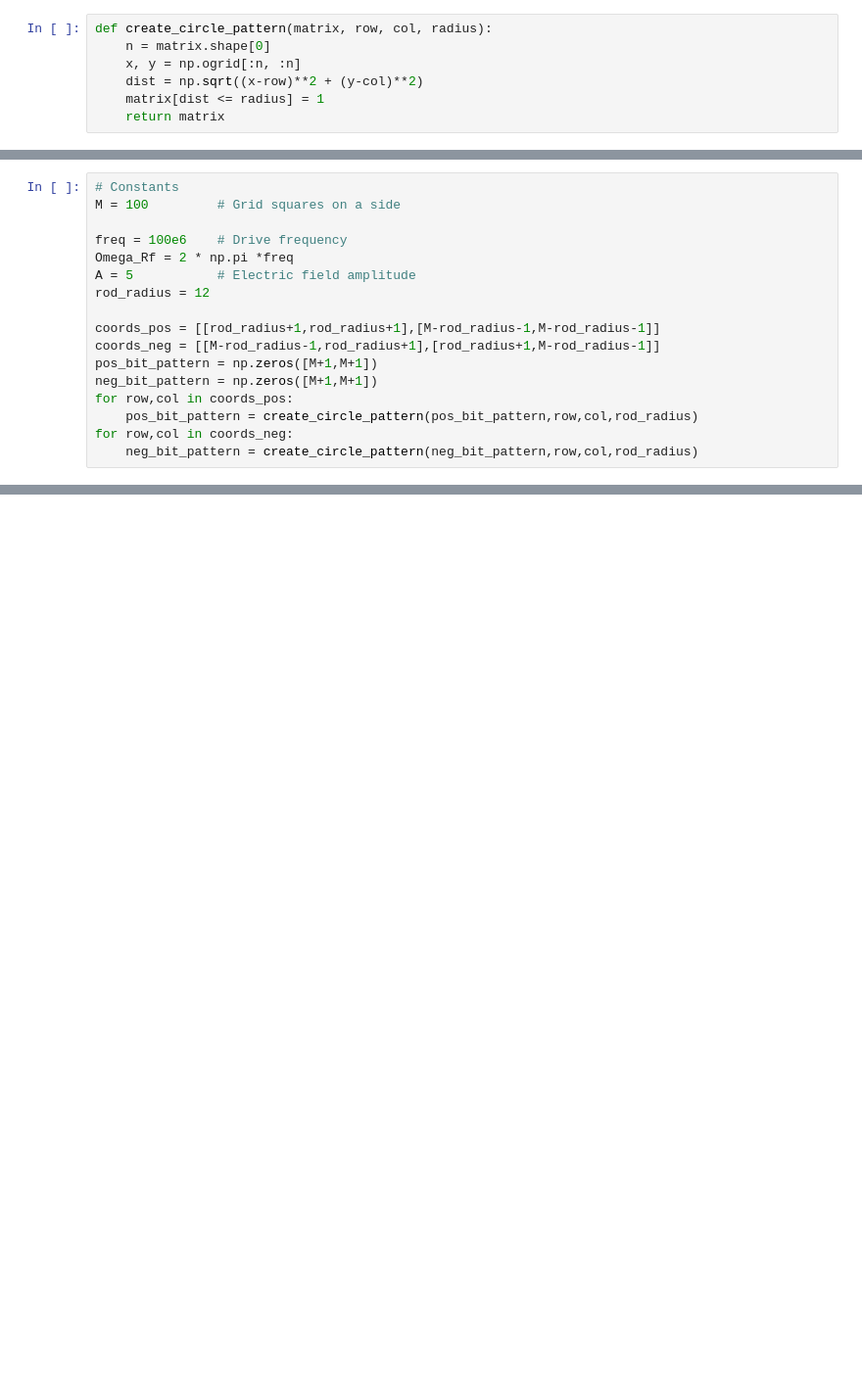
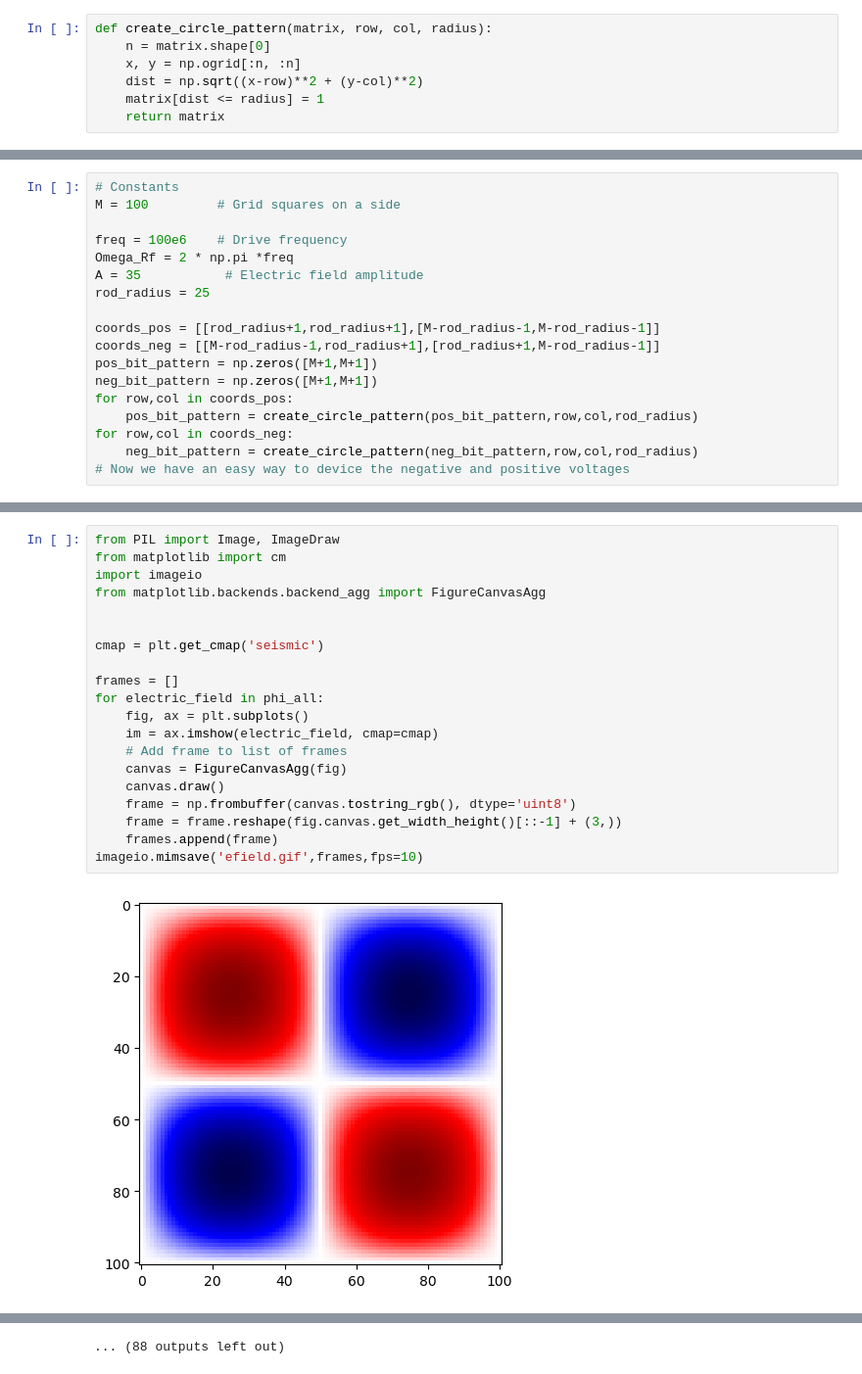
Before and after one commit to ryanamcgill/comp-phys-term-paper, a Jupyter notebook: Paper_Simulations_Figures.ipynb, the cells around one changed output, grey strips where cells are left out. Shown: that part at 98% size. Cells and saved outputs as stored; diff of their text form; blank space fills up the shorter version.

Commit message:
Working electro static solver, need to ensure that the change in E-field is conserved

```diff
--- a/Paper_Simulations_Figures.ipynb
+++ b/Paper_Simulations_Figures.ipynb
@@ -14,8 +54,8 @@ M = 100         # Grid squares on a side
 
 freq = 100e6    # Drive frequency
 Omega_Rf = 2 * np.pi *freq
-A = 5           # Electric field amplitude
-rod_radius = 12
+A = 35           # Electric field amplitude
+rod_radius = 25
 
 coords_pos = [[rod_radius+1,rod_radius+1],[M-rod_radius-1,M-rod_radius-1]]
 coords_neg = [[M-rod_radius-1,rod_radius+1],[rod_radius+1,M-rod_radius-1]]
@@ -25,3 +65,4 @@ for row,col in coords_pos:
     pos_bit_pattern = create_circle_pattern(pos_bit_pattern,row,col,rod_radius)
 for row,col in coords_neg:
     neg_bit_pattern = create_circle_pattern(neg_bit_pattern,row,col,rod_radius)
+# Now we have an easy way to device the negative and positive voltages
@@ -80,0 +128,22 @@ plt.show()
+# %%
+from PIL import Image, ImageDraw
+from matplotlib import cm
+import imageio
+from matplotlib.backends.backend_agg import FigureCanvasAgg
+
+
+cmap = plt.get_cmap('seismic')
+
+frames = []
+for electric_field in phi_all:
+    fig, ax = plt.subplots()
+    im = ax.imshow(electric_field, cmap=cmap)
+    # Add frame to list of frames
+    canvas = FigureCanvasAgg(fig)
+    canvas.draw()
+    frame = np.frombuffer(canvas.tostring_rgb(), dtype='uint8')
+    frame = frame.reshape(fig.canvas.get_width_height()[::-1] + (3,))
+    frames.append(frame)
+imageio.mimsave('efield.gif',frames,fps=10)
+# %% [output]
+[figure, added]
@@ -80,0 +161 @@ plt.show()
+... (88 outputs left out)
```
Also changed, not shown: parts of 7 cells of this notebook, 2 other files.
